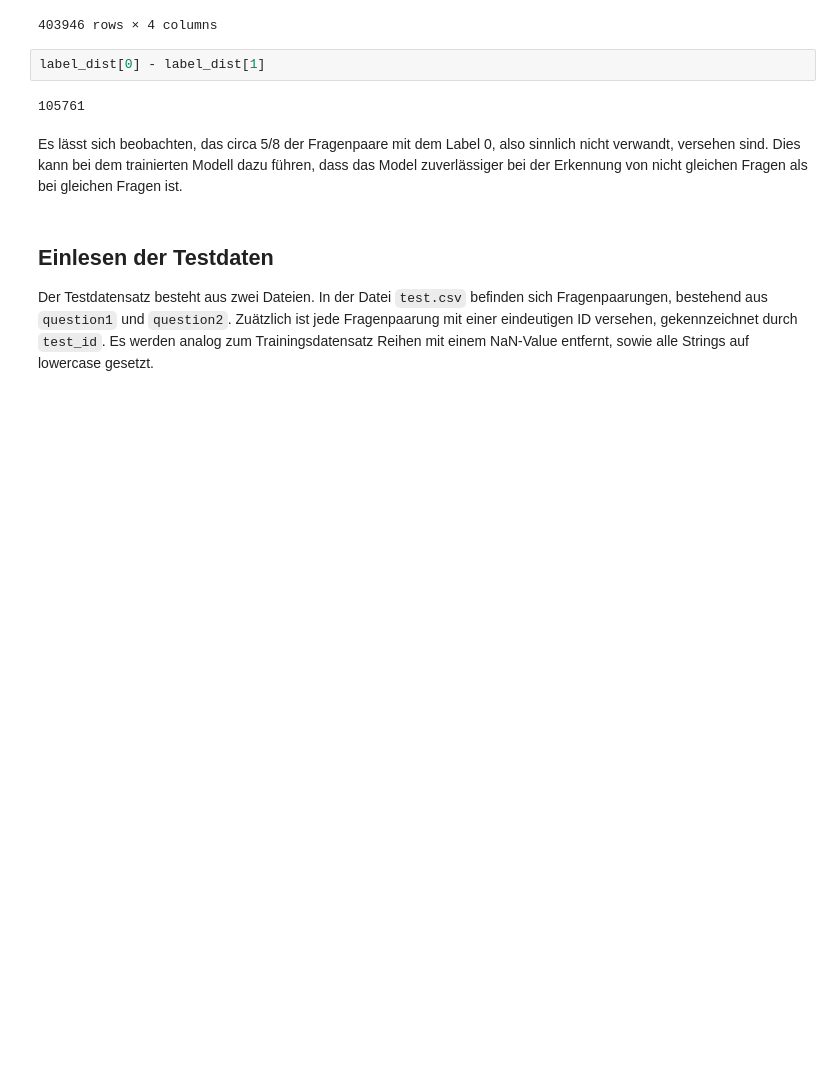
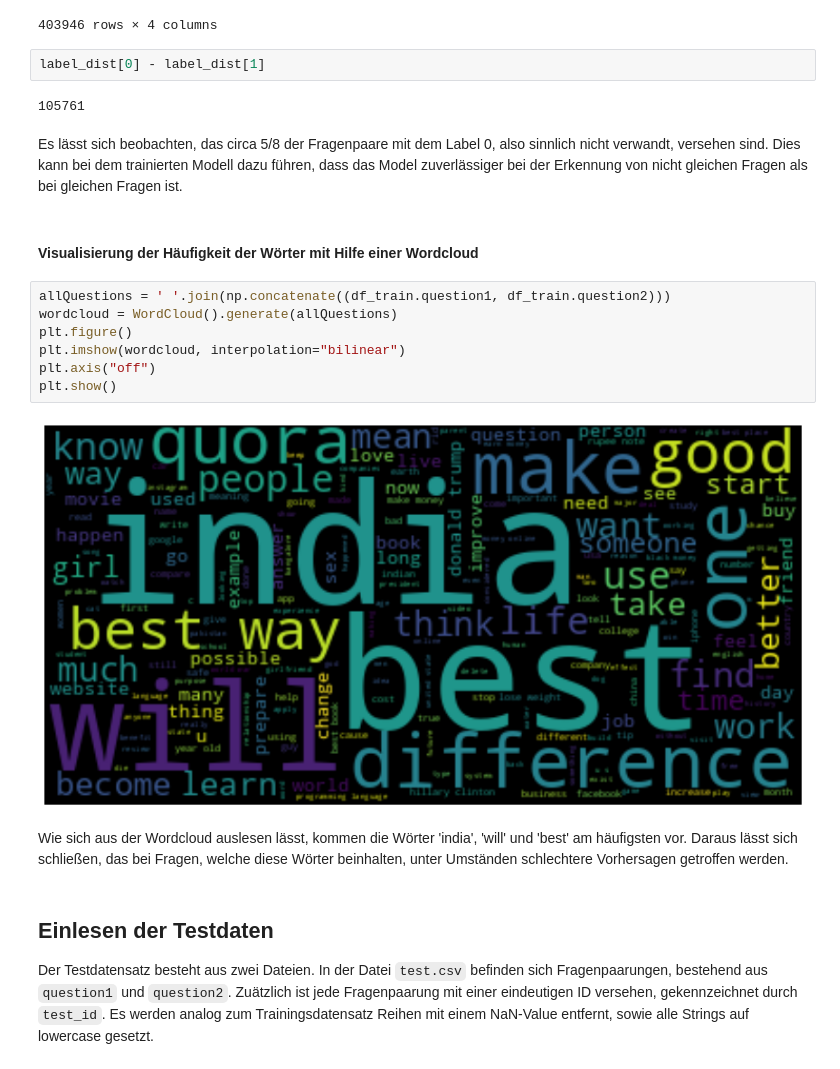
Before and after one commit to rxt30/Gruppe_G_Fragen, a Jupyter notebook: kaggle.ipynb, the cells around one changed output. Cells and saved outputs as stored; diff of their text form; blank space fills up the shorter version.

```diff
--- a/kaggle.ipynb
+++ b/kaggle.ipynb
@@ -100,6 +101,20 @@ label_dist[0] - label_dist[1]
 105761
 # %% [markdown]
 Es lässt sich beobachten, das circa 5/8 der Fragenpaare mit dem Label 0, also sinnlich nicht verwandt, versehen sind. Dies kann bei dem trainierten Modell dazu führen, dass das Model zuverlässiger bei der Erkennung von nicht gleichen Fragen als bei gleichen Fragen ist.
+# %% [markdown]
+#### Visualisierung der Häufigkeit der Wörter mit Hilfe einer Wordcloud
+# %%
+allQuestions = ' '.join(np.concatenate((df_train.question1, df_train.question2)))
+wordcloud = WordCloud().generate(allQuestions)
+plt.figure()
+plt.imshow(wordcloud, interpolation="bilinear")
+plt.axis("off")
+plt.show()
+# %% [output]
+[figure, added]
+# %% [markdown]
+Wie sich aus der Wordcloud auslesen lässt, kommen die Wörter 'india', 'will' und 'best' am häufigsten vor.
+Daraus lässt sich schließen, das bei Fragen, welche diese Wörter beinhalten, unter Umständen schlechtere Vorhersagen getroffen werden.
 # %% [markdown]
 ## Einlesen der Testdaten
 Der Testdatensatz besteht aus zwei Dateien.
```
Also changed, not shown: parts of 21 cells of this notebook.
